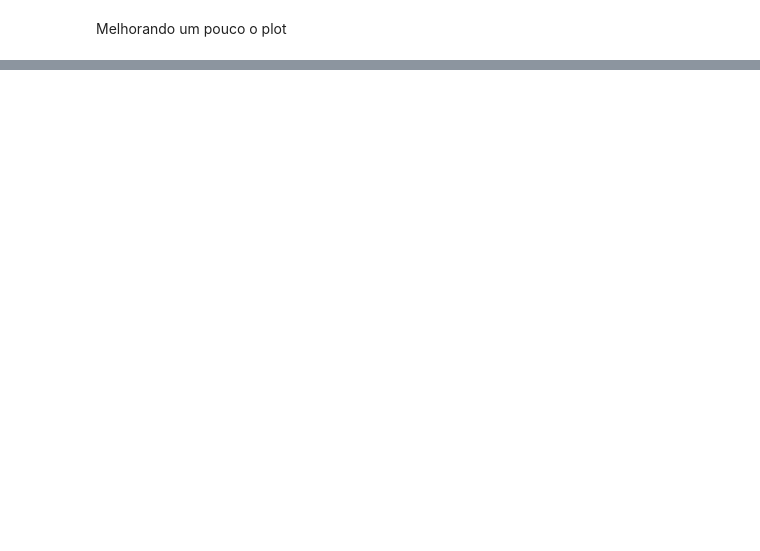
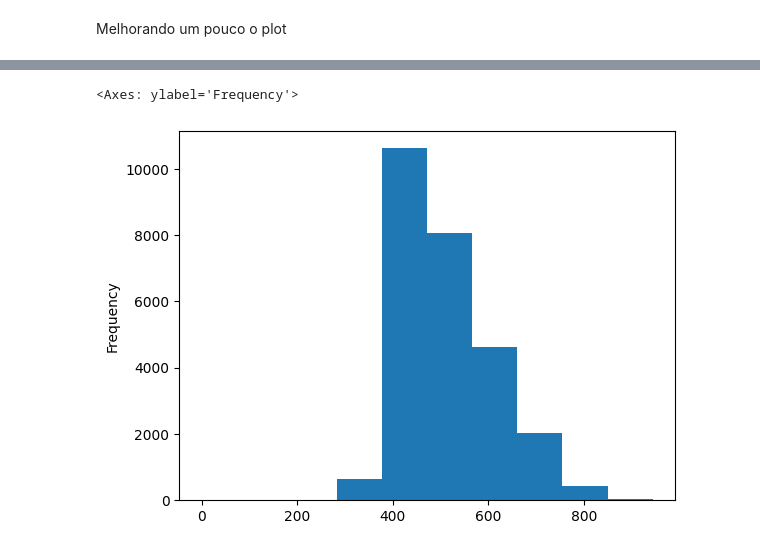
Before and after one commit to leandroclv/python_analise_dados_udemy, a Jupyter notebook: analise_de_dados.ipynb, the cells around one changed output, grey strips where cells are left out. Drawn from its saved outputs; the diff is of its cells as text; code cells hidden in the pictures; blank space fills up the shorter version.

```diff
--- a/analise_de_dados.ipynb
+++ b/analise_de_dados.ipynb
@@ -557,0 +597,5 @@ plt.show()
+# %%
+df.NU_NOTA_MT.plot(kind='hist')
+# %% [output]
+<Axes: ylabel='Frequency'>
+[figure, added]
```
Also changed, not shown: parts of 40 cells of this notebook.
